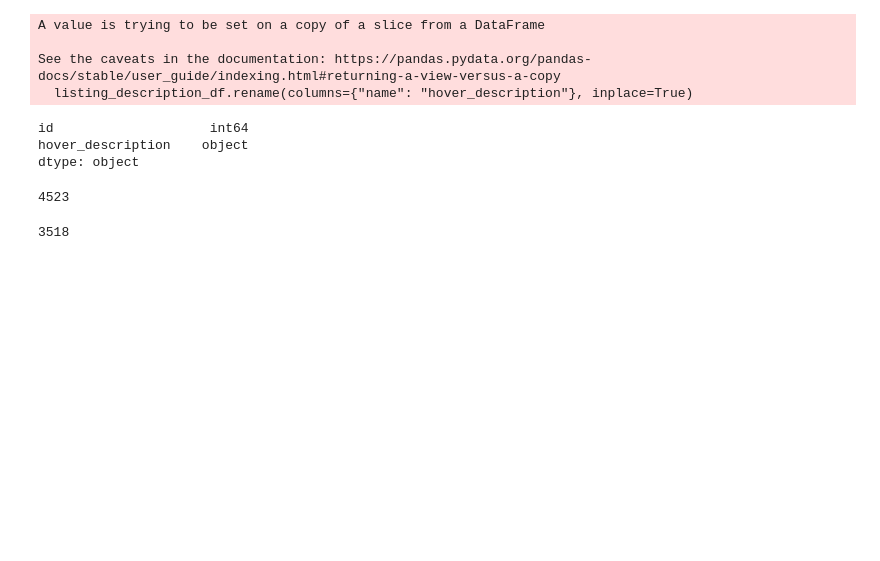
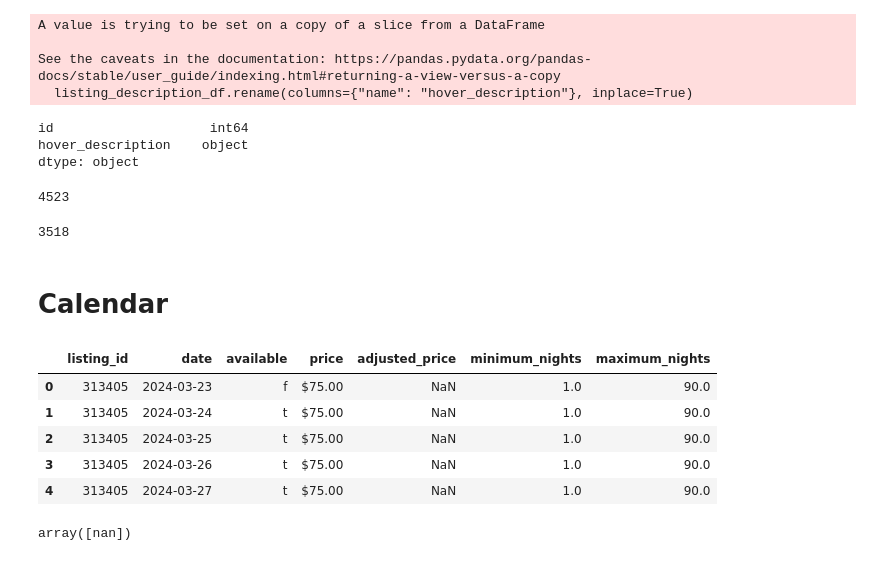
Before and after one commit to johbry17/DC-AirBnB-SQL-Database, a Jupyter notebook: cleaned_data/v1.0/data_cleaning_v1.0.ipynb, the cells around one changed output. Saved outputs shown, nothing was run; the diff lists cells and outputs as text; code cells hidden in the pictures; blank space fills up the shorter version.

Commit message:
Add calendar table to v1.0 db

```diff
--- a/cleaned_data/v1.0/data_cleaning_v1.0.ipynb
+++ b/cleaned_data/v1.0/data_cleaning_v1.0.ipynb
@@ -1026,3 +1026,20 @@ listing_description_df.to_csv("./listing_description_cleaned.csv", index=False)
 with engine.begin() as conn:
     conn.execute(text("DELETE FROM listing_description"))
     listing_description_df.to_sql("listing_description", conn, if_exists="append", index=False)
+# %% [markdown]
+<h1>Calendar
+# %%
+calendar_df = pd.read_csv("../../raw_data/2024_mar/calendar.csv")
+calendar_df.head()
+# %% [output]
+|  | listing_id | date | available | price | adjusted_price | minimum_nights | maximum_nights |
+| 0 | 313405 | 2024-03-23 | f | $75.00 | NaN | 1.0 | 90.0 |
+| 1 | 313405 | 2024-03-24 | t | $75.00 | NaN | 1.0 | 90.0 |
+| 2 | 313405 | 2024-03-25 | t | $75.00 | NaN | 1.0 | 90.0 |
+| 3 | 313405 | 2024-03-26 | t | $75.00 | NaN | 1.0 | 90.0 |
+| 4 | 313405 | 2024-03-27 | t | $75.00 | NaN | 1.0 | 90.0 |
+# %%
+# check for anything in adjusted_price
+calendar_df["adjusted_price"].unique()
+# %% [output]
+array([nan])
```
Also changed, not shown: parts of 5 cells of this notebook, 3 other files.
